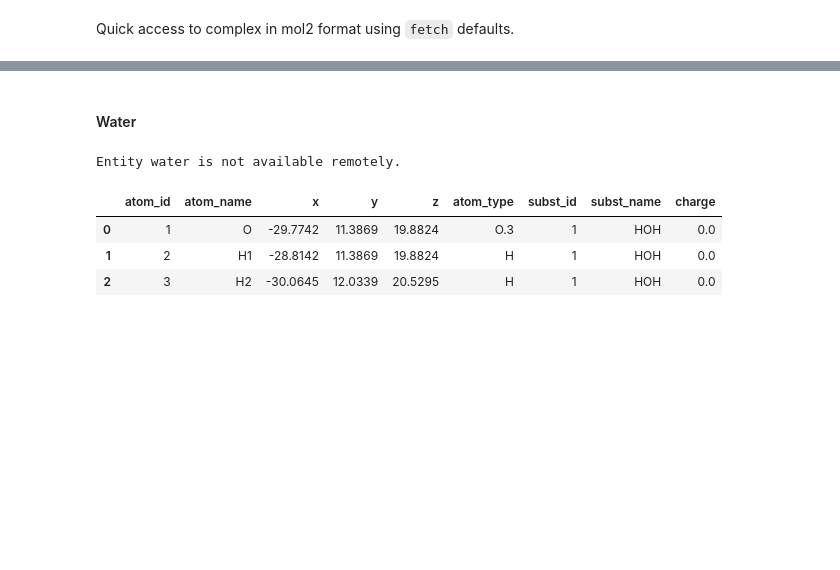
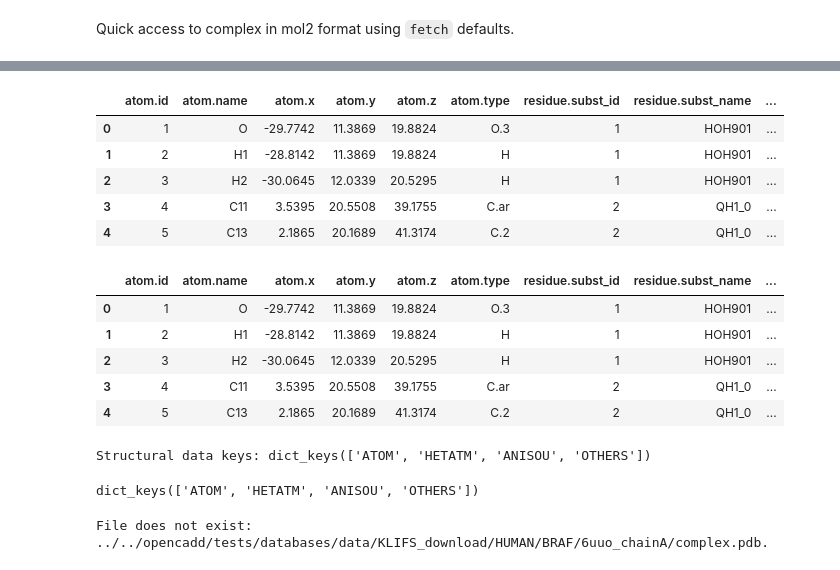
Before and after one commit to volkamerlab/opencadd, a Jupyter notebook: docs/tutorials/databases_klifs_new_api.ipynb, the cells around one changed output, grey strips where cells are left out. Drawn from its saved outputs; the diff is of its cells as text; code cells hidden in the pictures; blank space fills up the shorter version.

```diff
--- a/docs/tutorials/databases_klifs_new_api.ipynb
+++ b/docs/tutorials/databases_klifs_new_api.ipynb
@@ -1050,17 +942,32 @@ local.coordinates.load(file_path).head()
-# %% [markdown]
-#### Water
-# %%
-try:
-    remote.coordinates.fetch(12347, entity='water')
-except ValueError as e:
-    print(e)
-# %% [output]
-Entity water is not available remotely.
-# %%
-file_path = "../../opencadd/tests/databases/data/KLIFS_download/HUMAN/BRAF/6uuo_chainA/water.mol2"
-local.coordinates.load(file_path).head()
-# %% [output]
-|  | atom_id | atom_name | x | y | z | atom_type | subst_id | subst_name | charge |
-| 0 | 1 | O | -29.7742 | 11.3869 | 19.8824 | O.3 | 1 | HOH | 0.0 |
-| 1 | 2 | H1 | -28.8142 | 11.3869 | 19.8824 | H | 1 | HOH | 0.0 |
-| 2 | 3 | H2 | -30.0645 | 12.0339 | 20.5295 | H | 1 | HOH | 0.0 |
+# %%
+remote.coordinates.from_structure_id(12347).head()
+# %% [output]
+|  | atom.id | atom.name | atom.x | atom.y | atom.z | atom.type | residue.subst_id | residue.subst_name | ... |
+| 0 | 1 | O | -29.7742 | 11.3869 | 19.8824 | O.3 | 1 | HOH901 | ... |
+| 1 | 2 | H1 | -28.8142 | 11.3869 | 19.8824 | H | 1 | HOH901 | ... |
+| 2 | 3 | H2 | -30.0645 | 12.0339 | 20.5295 | H | 1 | HOH901 | ... |
+| 3 | 4 | C11 | 3.5395 | 20.5508 | 39.1755 | C.ar | 2 | QH1_0 | ... |
+| 4 | 5 | C13 | 2.1865 | 20.1689 | 41.3174 | C.2 | 2 | QH1_0 | ... |
+# %%
+file_path = "../../opencadd/tests/databases/data/KLIFS_download/HUMAN/BRAF/6uuo_chainA/complex.mol2"
+local.coordinates.from_file(file_path).head()
+# %% [output]
+|  | atom.id | atom.name | atom.x | atom.y | atom.z | atom.type | residue.subst_id | residue.subst_name | ... |
+| 0 | 1 | O | -29.7742 | 11.3869 | 19.8824 | O.3 | 1 | HOH901 | ... |
+| 1 | 2 | H1 | -28.8142 | 11.3869 | 19.8824 | H | 1 | HOH901 | ... |
+| 2 | 3 | H2 | -30.0645 | 12.0339 | 20.5295 | H | 1 | HOH901 | ... |
+| 3 | 4 | C11 | 3.5395 | 20.5508 | 39.1755 | C.ar | 2 | QH1_0 | ... |
+| 4 | 5 | C13 | 2.1865 | 20.1689 | 41.3174 | C.2 | 2 | QH1_0 | ... |
+# %%
+remote.coordinates.from_structure_id(33, input_format='pdb').keys()
+# %% [output]
+Structural data keys: dict_keys(['ATOM', 'HETATM', 'ANISOU', 'OTHERS'])
+dict_keys(['ATOM', 'HETATM', 'ANISOU', 'OTHERS'])
+# %%
+file_path = "../../opencadd/tests/databases/data/KLIFS_download/HUMAN/BRAF/6uuo_chainA/complex.pdb"
+try:
+    local.coordinates.from_file(file_path)
+except FileNotFoundError as e:
+    print(e)
+# %% [output]
+File does not exist: ../../opencadd/tests/databases/data/KLIFS_download/HUMAN/BRAF/6uuo_chainA/complex.pdb.
```
Also changed, not shown: parts of 61 cells of this notebook.
